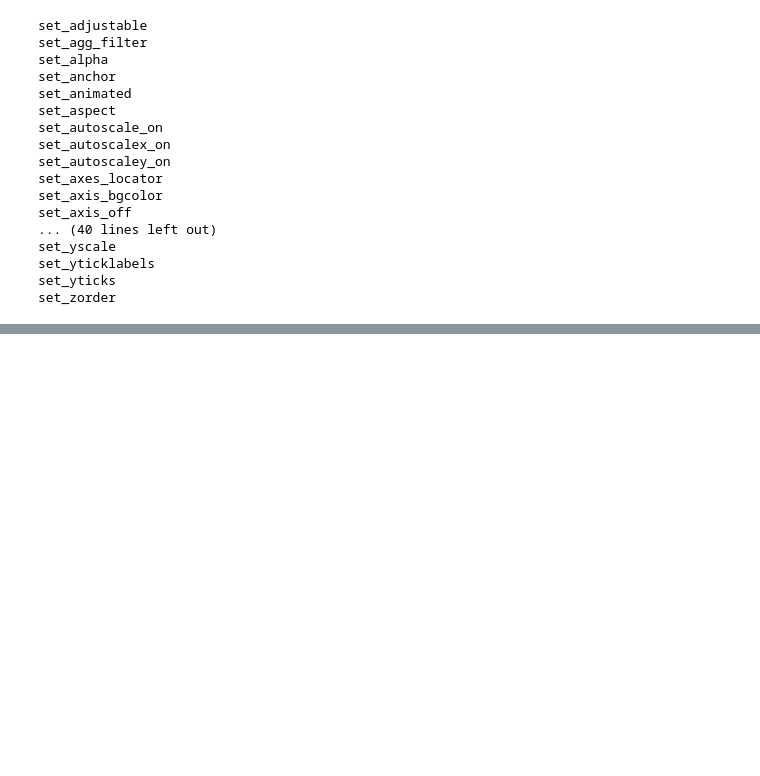
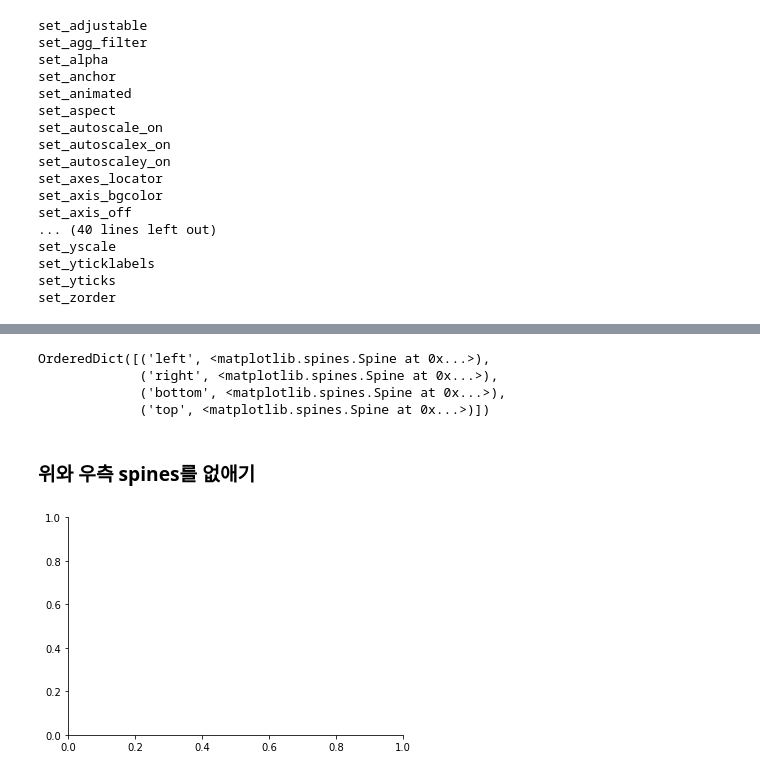
Before and after one commit to zerosum99/python_matplotlib, a Jupyter notebook: matplotlib 100_AxesSubplot 내의 get set 메소드.ipynb, the cells around one changed output, grey strips where cells are left out. Saved outputs shown, nothing was run; the diff lists cells and outputs as text; code cells hidden in the pictures; blank space fills up the shorter version.

```diff
--- a/matplotlib 100_AxesSubplot 내의 get set 메소드.ipynb
+++ b/matplotlib 100_AxesSubplot 내의 get set 메소드.ipynb
@@ -62,0 +198,21 @@ set_zorder
+# %%
+ax.spines
+# %% [output]
+OrderedDict([('left', <matplotlib.spines.Spine at 0x...>),
+             ('right', <matplotlib.spines.Spine at 0x...>),
+             ('bottom', <matplotlib.spines.Spine at 0x...>),
+             ('top', <matplotlib.spines.Spine at 0x...>)])
+# %% [markdown]
+### 위와 우측 spines를 없애기
+# %%
+ax = plt.gca()
+ax.spines['right'].set_color('none')
+ax.spines['top'].set_color('none')
+ax.xaxis.set_ticks_position('bottom')
+ax.spines['bottom'].set_position(('data',0))
+ax.yaxis.set_ticks_position('left')
+ax.spines['left'].set_position(('data',0))
+
+plt.show()
+# %% [output]
+[figure, added]
```
Also changed, not shown: parts of 25 cells of this notebook.
